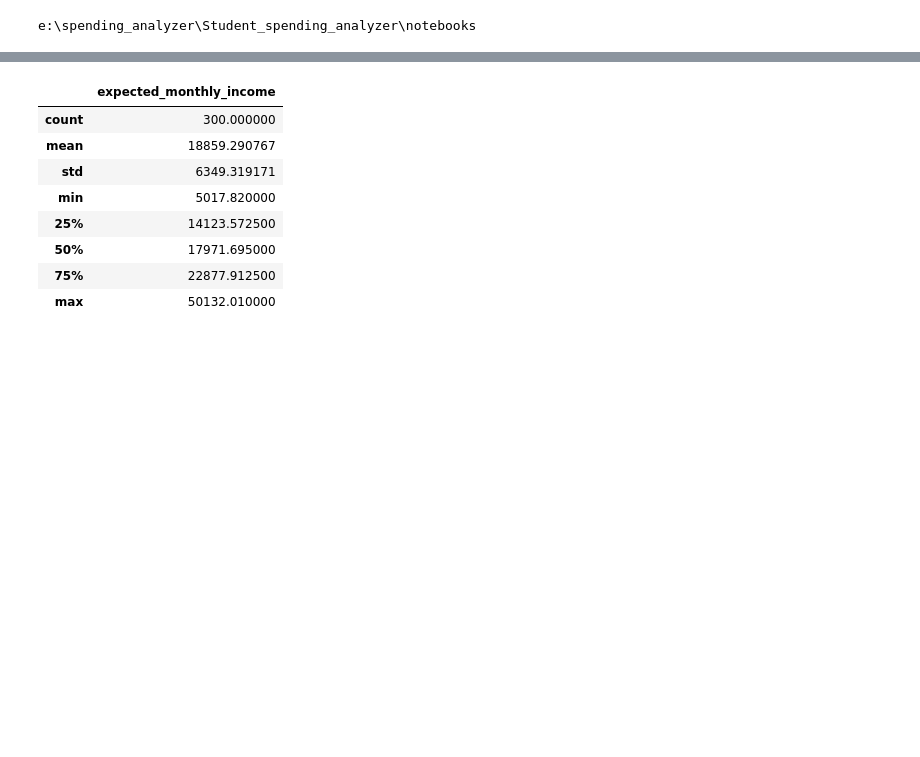
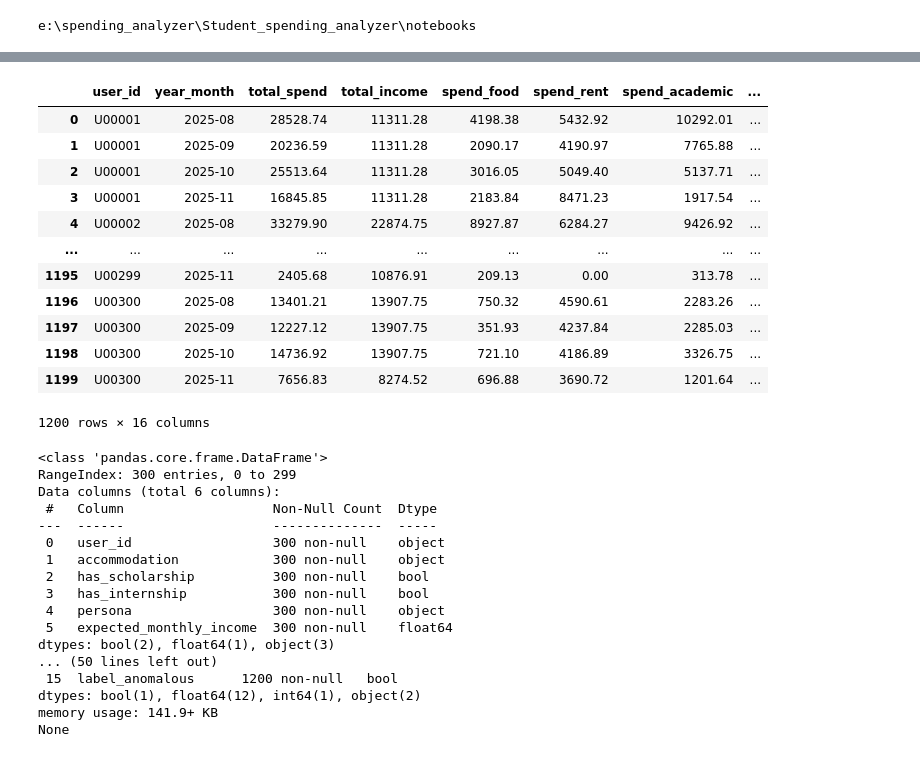
Before and after one commit to Vivek-afk81/Student_spending_analyzer, a Jupyter notebook: notebooks/EDA.ipynb, the cells around one changed output, grey strips where cells are left out. Saved outputs shown, nothing was run; the diff lists cells and outputs as text; code cells hidden in the pictures; blank space fills up the shorter version.

```diff
--- a/notebooks/EDA.ipynb
+++ b/notebooks/EDA.ipynb
@@ -47,12 +62,40 @@ memory usage: 10.1+ KB
+# %%
+monthly_features
+# %% [output]
+|  | user_id | year_month | total_spend | total_income | spend_food | spend_rent | spend_academic | ... |
+| 0 | U00001 | 2025-08 | 28528.74 | 11311.28 | 4198.38 | 5432.92 | 10292.01 | ... |
+| 1 | U00001 | 2025-09 | 20236.59 | 11311.28 | 2090.17 | 4190.97 | 7765.88 | ... |
+| 2 | U00001 | 2025-10 | 25513.64 | 11311.28 | 3016.05 | 5049.40 | 5137.71 | ... |
+| 3 | U00001 | 2025-11 | 16845.85 | 11311.28 | 2183.84 | 8471.23 | 1917.54 | ... |
+| 4 | U00002 | 2025-08 | 33279.90 | 22874.75 | 8927.87 | 6284.27 | 9426.92 | ... |
+| ... | ... | ... | ... | ... | ... | ... | ... | ... |
+| 1195 | U00299 | 2025-11 | 2405.68 | 10876.91 | 209.13 | 0.00 | 313.78 | ... |
+| 1196 | U00300 | 2025-08 | 13401.21 | 13907.75 | 750.32 | 4590.61 | 2283.26 | ... |
+| 1197 | U00300 | 2025-09 | 12227.12 | 13907.75 | 351.93 | 4237.84 | 2285.03 | ... |
+| 1198 | U00300 | 2025-10 | 14736.92 | 13907.75 | 721.10 | 4186.89 | 3326.75 | ... |
+| 1199 | U00300 | 2025-11 | 7656.83 | 8274.52 | 696.88 | 3690.72 | 1201.64 | ... |
+1200 rows × 16 columns
 # %%
-df_0.describe()
+print(students.info())
+print("\n")
+print(transactions.info())
+print("\n")
+print(monthly_features.info())
 # %% [output]
-|  | expected_monthly_income |
-| count | 300.000000 |
-| mean | 18859.290767 |
-| std | 6349.319171 |
-| min | 5017.820000 |
-| 25% | 14123.572500 |
-| 50% | 17971.695000 |
-| 75% | 22877.912500 |
-| max | 50132.010000 |
+<class 'pandas.core.frame.DataFrame'>
+RangeIndex: 300 entries, 0 to 299
+Data columns (total 6 columns):
+ #   Column                   Non-Null Count  Dtype
+---  ------                   --------------  -----
+ 0   user_id                  300 non-null    object
+ 1   accommodation            300 non-null    object
+ 2   has_scholarship          300 non-null    bool
+ 3   has_internship           300 non-null    bool
+ 4   persona                  300 non-null    object
+ 5   expected_monthly_income  300 non-null    float64
+dtypes: bool(2), float64(1), object(3)
+... (50 lines left out)
+ 15  label_anomalous      1200 non-null   bool
+dtypes: bool(1), float64(12), int64(1), object(2)
+memory usage: 141.9+ KB
+None
```
Also changed, not shown: parts of 25 cells of this notebook, 1 other file.
